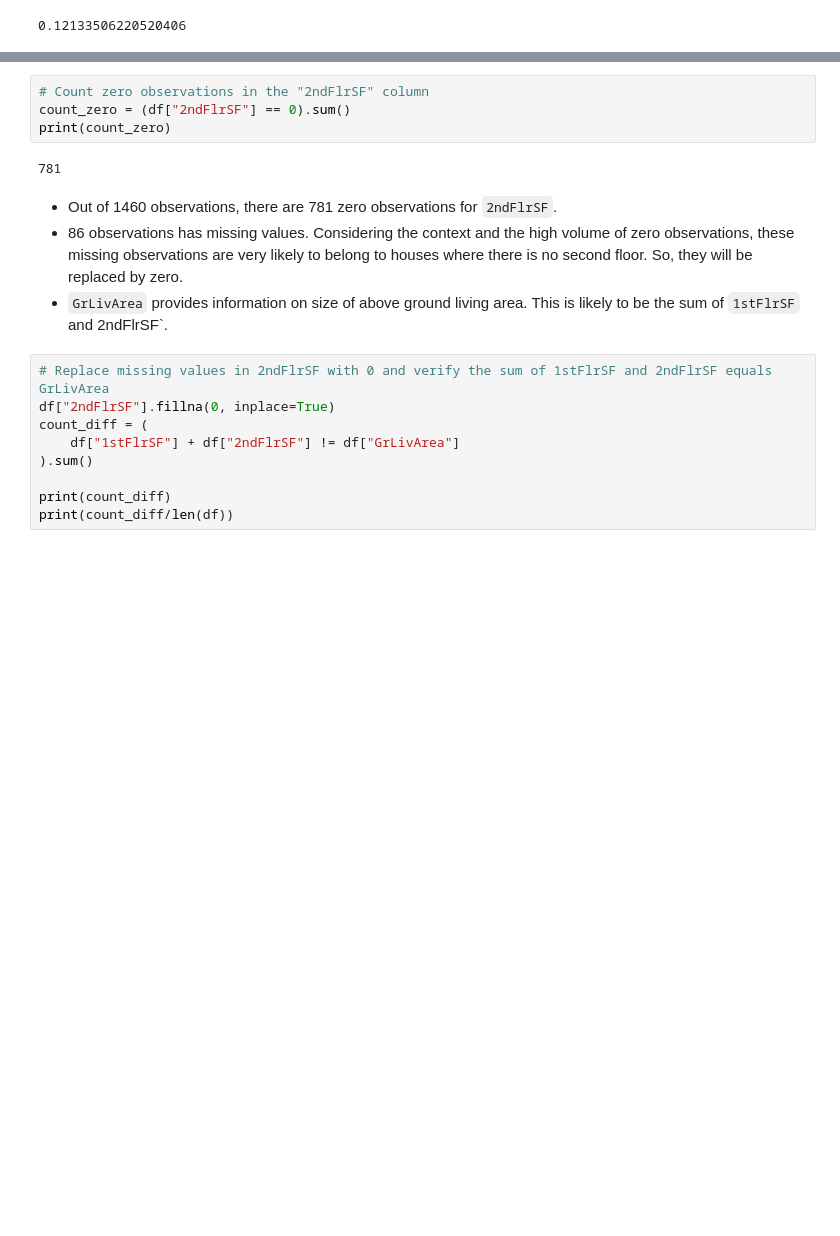
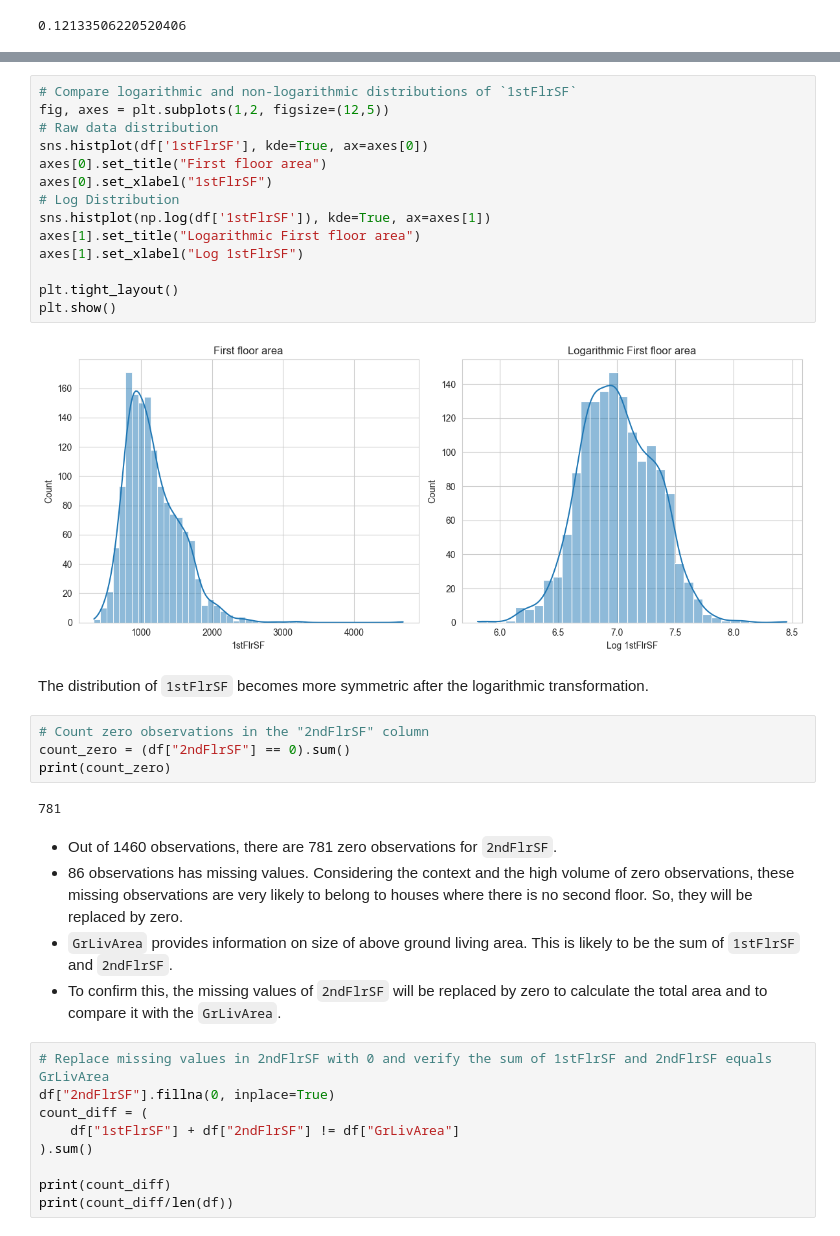
Before and after one commit to hisarciklilar/heritage-housing-issues, a Jupyter notebook: jupyter_notebooks/04_Data_Transformations.ipynb, the cells around one changed output, grey strips where cells are left out. Cells and saved outputs as stored; diff of their text form; blank space fills up the shorter version.

```diff
--- a/jupyter_notebooks/04_Data_Transformations.ipynb
+++ b/jupyter_notebooks/04_Data_Transformations.ipynb
@@ -159,3 +210,21 @@ np.log(df['SalePrice']).skew()
+# %%
+# Compare logarithmic and non-logarithmic distributions of `1stFlrSF`
+fig, axes = plt.subplots(1,2, figsize=(12,5))
+# Raw data distribution
+sns.histplot(df['1stFlrSF'], kde=True, ax=axes[0])
+axes[0].set_title("First floor area")
+axes[0].set_xlabel("1stFlrSF")
+# Log Distribution
+sns.histplot(np.log(df['1stFlrSF']), kde=True, ax=axes[1])
+axes[1].set_title("Logarithmic First floor area")
+axes[1].set_xlabel("Log 1stFlrSF")
+
+plt.tight_layout()
+plt.show()
+# %% [output]
+[figure, added]
+# %% [markdown]
+The distribution of `1stFlrSF` becomes more symmetric after the logarithmic transformation.
 # %%
 # Count zero observations in the "2ndFlrSF" column
 count_zero = (df["2ndFlrSF"] == 0).sum()
@@ -165,7 +234,8 @@ print(count_zero)
 # %% [markdown]
 * Out of 1460 observations, there are 781 zero observations for `2ndFlrSF`.
 * 86 observations has missing values. Considering the context and the high volume of zero observations, these missing observations are very likely to belong to houses where there is no second floor. So, they will be replaced by zero.
-* `GrLivArea` provides information on size of above ground living area. This is likely to be the sum of `1stFlrSF` and 2ndFlrSF`.
+* `GrLivArea` provides information on size of above ground living area. This is likely to be the sum of `1stFlrSF` and `2ndFlrSF`.
+* To confirm this, the missing values of `2ndFlrSF` will be replaced by zero to calculate the total area and to  compare it with the `GrLivArea`.
 # %%
 # Replace missing values in 2ndFlrSF with 0 and verify the sum of 1stFlrSF and 2ndFlrSF equals GrLivArea
 df["2ndFlrSF"].fillna(0, inplace=True)
```
Also changed, not shown: parts of 26 cells of this notebook.
